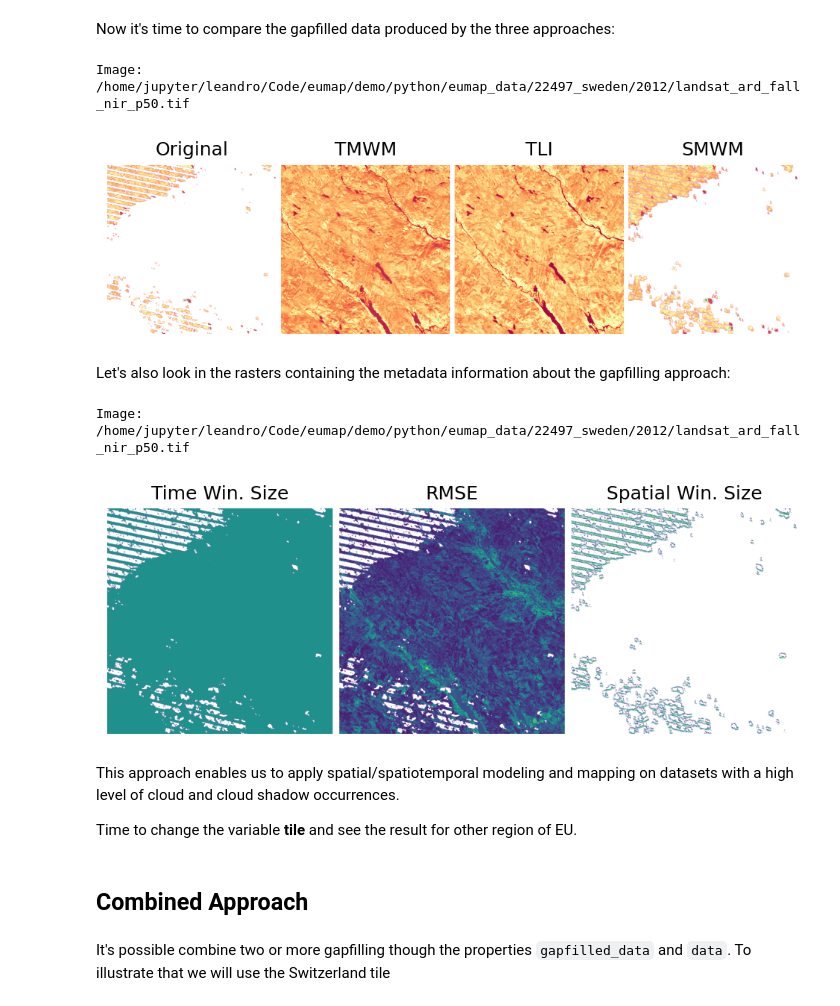
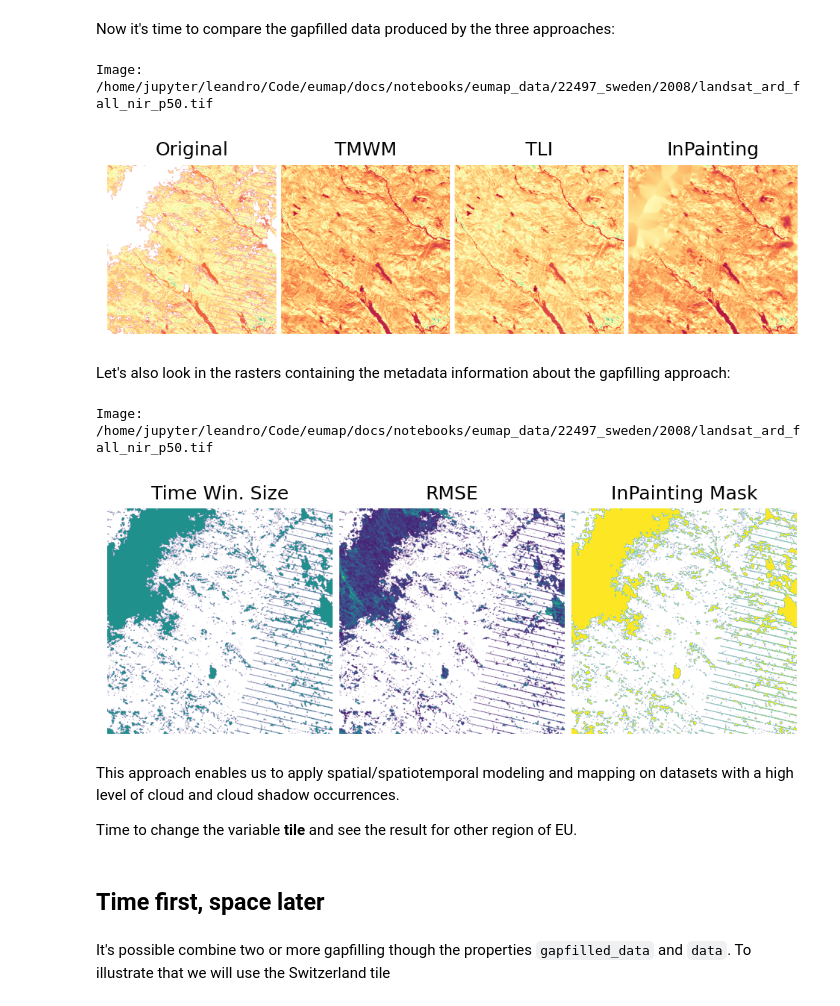
Before and after one commit to openlandmap/scikit-map, a Jupyter notebook: docs/notebooks/01_raster_gap_filling.ipynb, the cells around one changed output. Saved outputs shown, nothing was run; the diff lists cells and outputs as text; code cells hidden in the pictures.

```diff
--- a/docs/notebooks/01_raster_gap_filling.ipynb
+++ b/docs/notebooks/01_raster_gap_filling.ipynb
@@ -31,8 +31,8 @@ datasets.TILES
 # %% [markdown]
 We will use a time-series of LANDSAT raster for Sweden, downloading the raster data from [Zenodo](https://zenodo.org/record/4058447).
 # %%
-tile = datasets.TILES[5]
-datasets.get_data(tile+'_rasters.tar.gz')
+tile = datasets.pilot.TILES[5]
+#datasets.pilot.get_data(tile+'_rasters.tar.gz')
 # %% [markdown]
 Now, let's generate a list of file paths sorted by time, starting from the oldest raster.
 # %%
@@ -72,7 +72,7 @@ This method works in the **temporal domain**, using different combinations of te
 
 ![TMWM](https://gitlab.com/geoharmonizer_inea/eumap/-/raw/master/img/tmwm.png?inline=false "Gap filling example for two pixels using TMWM and the time_win_size=4")
 # %%
-tmwm = gapfiller.TMWM(fn_files=fn_rasters, yearly_temporal_resolution=4, time_win_size=4)
+tmwm = gapfiller.TMWM(fn_files=fn_rasters, season_size=4, time_win_size=9, std_env=2, outlier_remover=gapfiller.OutlierRemover.Std)
 data_tmwm = tmwm.run()
-fn_rasters_tmwm = tmwm.save_rasters('./gapfilled_tmwm', data_type='uint8')
+fn_rasters_tmwm = tmwm.save_rasters('./gapfilled_tmwm', data_type='uint8', save_flag=True)
 # %% [output]
@@ -214,0 +222,4 @@ space_win_list = [5, 10, 15, 20]
+# %%
+inpaint = gapfiller.InPainting(fn_files=fn_rasters, space_win = 10)
+data_inpaint = inpaint.run()
+fn_rasters_inpaint = inpaint.save_rasters('./gapfilled_inpaint', data_type='uint8')
@@ -221,52 +238,55 @@ Now it's time to compare the gapfilled data produced by the three approaches:
 # %%
 from eumap import plotter
 
-i = 51
+i = 35
 img_gaps = fn_rasters[i]
-img_gapfilled_tmwm = fn_rasters_tmwm[i*2]
-img_gapfilled_tli = fn_rasters_tli[i*2]
-img_gapfilled_smwm = fn_rasters_smwm[i*2]
+img_gapfilled_tmwm = fn_rasters_tmwm[i]
+img_gapfilled_tli = fn_rasters_tli[i]
+img_gapfilled_inpaint = fn_rasters_inpaint[i]
 
 print(f'Image: {img_gaps}')
 plotter.plot_rasters(
     img_gaps,
     img_gapfilled_tmwm,
     img_gapfilled_tli,
-    img_gapfilled_smwm,
+    img_gapfilled_inpaint,
     cmaps='Spectral',
     figsize=8,
-    titles=['Original', 'TMWM', 'TLI', 'SMWM'],
+    titles=['Original', 'TMWM', 'TLI', 'InPainting'],
 )
 # %% [output]
-Image: /home/jupyter/leandro/Code/eumap/demo/python/eumap_data/22497_sweden/2012/landsat_ard_fall_nir_p50.tif
+Image: /home/jupyter/leandro/Code/eumap/docs/notebooks/eumap_data/22497_sweden/2008/landsat_ard_fall_nir_p50.tif
-[figure, old version]
+[figure, new version]
 # %% [markdown]
 Let's also look in the rasters containing the metadata information about the gapfilling approach:
 # %%
 from eumap import plotter
 
-img_gapfilled_tmwm_flag = fn_rasters_tmwm[i*2+1]
-img_gapfilled_tli_flag = fn_rasters_tli[i*2+1]
-img_gapfilled_smwm_flag = fn_rasters_smwm[i*2+1]
+flag_offset = len(fn_rasters)
+flag_i = flag_offset + i
+
+img_gapfilled_tmwm_flag = fn_rasters_tmwm[flag_i]
+img_gapfilled_tli_flag = fn_rasters_tli[flag_i]
+img_gapfilled_inpaint_flag = fn_rasters_inpaint[flag_i]
 
 print(f'Image: {img_gaps}')
 plotter.plot_rasters(
     img_gapfilled_tmwm_flag,
     img_gapfilled_tli_flag,
-    img_gapfilled_smwm_flag,
+    img_gapfilled_inpaint_flag,
     cmaps='viridis',
     figsize=8,
-    titles=['Time Win. Size', 'RMSE', 'Spatial Win. Size'],
+    titles=['Time Win. Size', 'RMSE', 'InPainting Mask'],
 )
 # %% [output]
-Image: /home/jupyter/leandro/Code/eumap/demo/python/eumap_data/22497_sweden/2012/landsat_ard_fall_nir_p50.tif
+Image: /home/jupyter/leandro/Code/eumap/docs/notebooks/eumap_data/22497_sweden/2008/landsat_ard_fall_nir_p50.tif
-[figure, old version]
+[figure, new version]
 # %% [markdown]
 This approach enables us to apply spatial/spatiotemporal modeling and mapping on datasets with a high level of cloud and cloud shadow occurrences.
 
 Time to change the variable **tile** and see the result for other region of EU.
-# %% [markdown]
-## Combined Approach
+# %% [markdown]
+## Time first, space later
 # %% [markdown]
 It's possible combine two or more gapfilling though the properties `gapfilled_data` and `data`. To illustrate that we will use the Switzerland tile
 # %%
```
Also changed, not shown: parts of 20 cells of this notebook.
